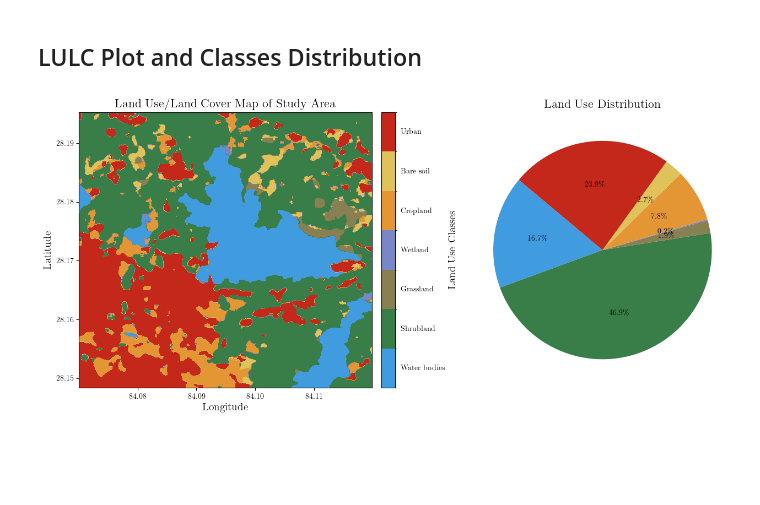
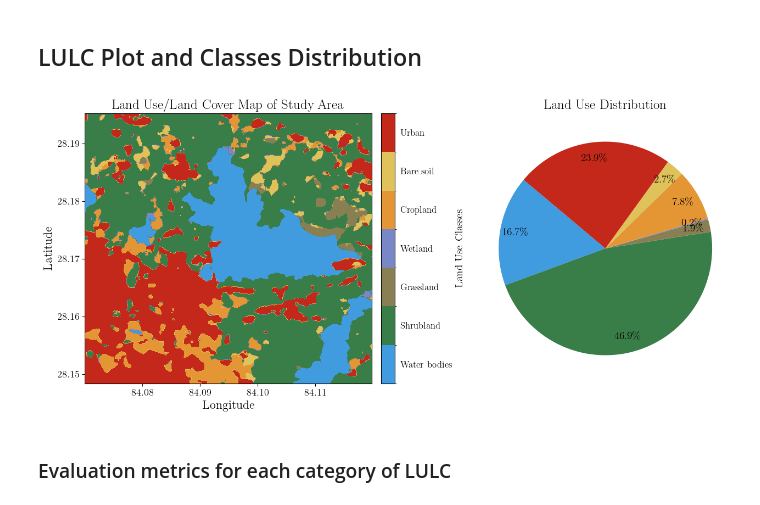
Before and after one commit to aakritiadk1/Vegetation_Indices, a Jupyter notebook: code/metricscalcandplot.ipynb, the cells around one changed output. Saved outputs shown, nothing was run; the diff lists cells and outputs as text; code cells hidden in the pictures; blank space fills up the shorter version.

```diff
--- a/code/metricscalcandplot.ipynb
+++ b/code/metricscalcandplot.ipynb
@@ -189,40 +226,45 @@ percentages = [percent_dict[i] for i in range(len(category_names))]
 category_labels_with_percentages = [
     f"{name}" for name in category_names
 ]
 
 # Plot the LULC data and pie chart
 fig, (ax, ax_pie) = plt.subplots(1, 2, figsize=(14, 6), gridspec_kw={'width_ratios': [3, 1.5]})
 
 # Use the extent parameter to set the coordinate system
 extent = [bounds.left, bounds.right, bounds.bottom, bounds.top]
 
 im = ax.imshow(lulc_data, cmap=cmap, norm=norm, extent=extent)
 
 # Adjust the position of the color bar to be closer to the raster
 cbar = fig.colorbar(im, ax=ax, ticks=np.arange(len(category_names)), spacing='proportional', shrink=1.0, pad=0.02)
 cbar.set_label('Land Use Classes', fontsize=14)
 cbar.set_ticks(np.arange(len(category_names)))
 cbar.set_ticklabels(category_labels_with_percentages)
-cbar.ax.tick_params(labelsize=10)  # Adjust color bar tick label size
+cbar.ax.tick_params(labelsize=12)  # Adjust color bar tick label size
 
 # Remove color bar percentages
 cbar.ax.yaxis.set_tick_params(width=0)  # Hide the y-axis ticks and labels
 
-# Plot the pie chart
-ax_pie.pie(percentages, colors=colors, autopct='%1.1f%%', startangle=140)
+# Plot the pie chart with larger percentage labels
+ax_pie.pie(percentages, colors=colors, autopct=lambda p: f'{p:.1f}%', startangle=140, pctdistance=0.85, textprops={'fontsize': 14})
 ax_pie.axis('equal')
-ax_pie.set_title('Land Use Distribution', fontsize=16)
+ax_pie.set_title('Land Use Distribution', fontsize=18)
 
 # Set the title and labels for the raster
-ax.set_title('Land Use/Land Cover Map of Study Area', fontsize=16)
-ax.set_xlabel('Longitude', fontsize=14)
-ax.set_ylabel('Latitude', fontsize=14)
+ax.set_title('Land Use/Land Cover Map of Study Area', fontsize=18)
+ax.set_xlabel('Longitude', fontsize=16)
+ax.set_ylabel('Latitude', fontsize=16)
+
+# Adjust x and y tick label sizes
+ax.tick_params(axis='both', which='major', labelsize=13)
 
 # Show the plot
 plt.tight_layout()
 
-#Save the Image
-plt.savefig('../Images/LULC.png', dpi = 500, bbox_inches = 'tight')
+# Save the Image
+plt.savefig('../Images/LULC.png', dpi=500, bbox_inches='tight')
 plt.show()
 # %% [output]
-[figure, old version]
+[figure, new version]
+# %% [markdown]
+### Evaluation metrics for each category of LULC
```
Also changed, not shown: parts of 10 cells of this notebook, 2 other files.
